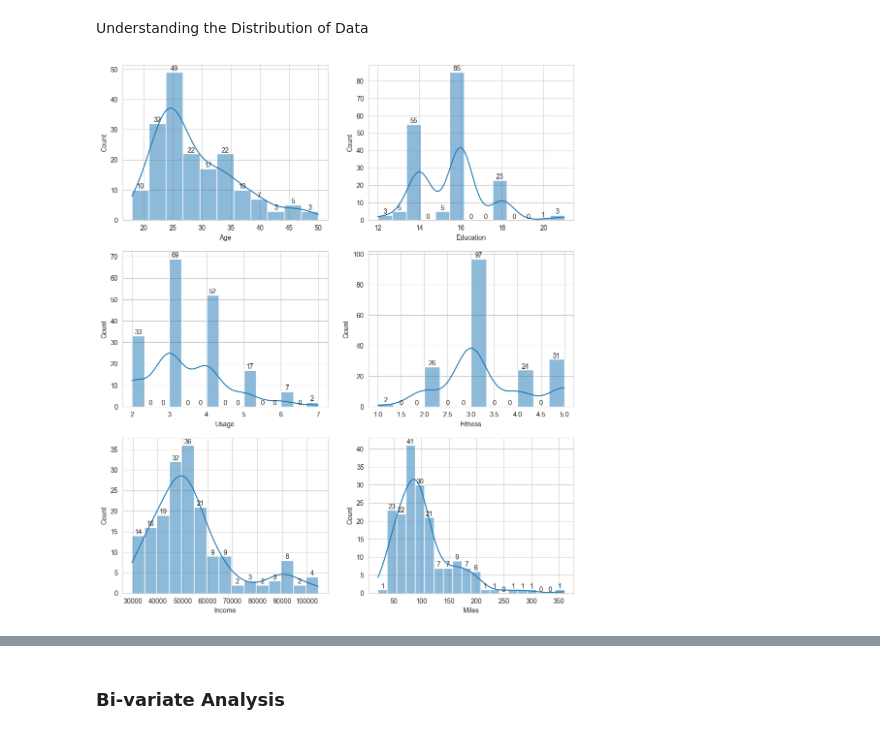
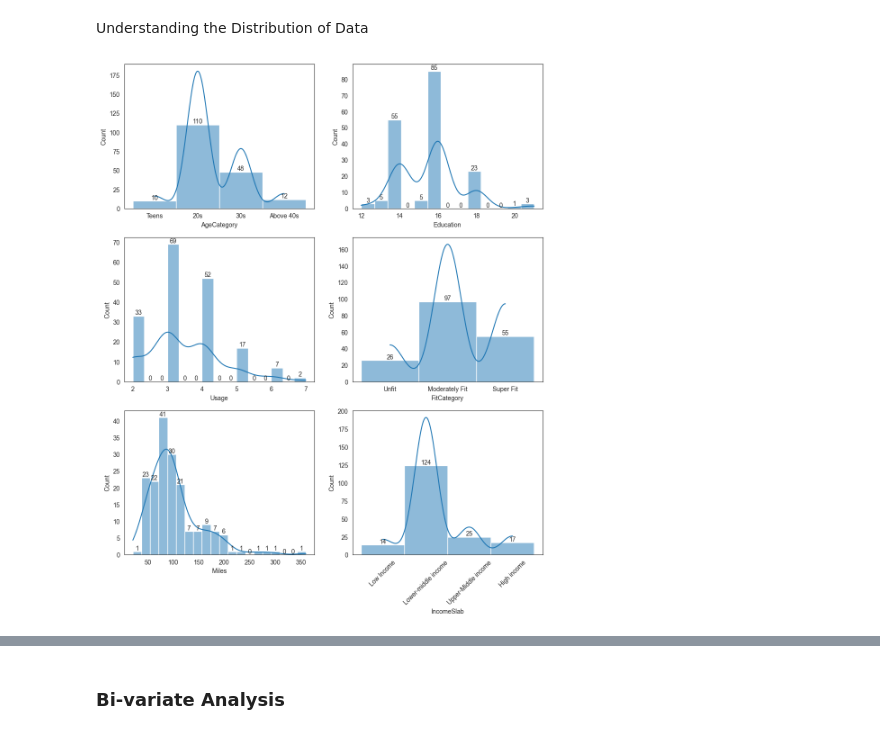
Before and after one commit to Rhy-Shah/AerofitCS-S, a Jupyter notebook: AerofitEDA.ipynb, the cells around one changed output, grey strips where cells are left out. Saved outputs shown, nothing was run; the diff lists cells and outputs as text; code cells hidden in the pictures.

```diff
--- a/AerofitEDA.ipynb
+++ b/AerofitEDA.ipynb
@@ -119,3 +126,7 @@ array([3, 2, 4, 5, 6, 7], dtype=int64)
 df['Fitness'].unique()
 # %% [output]
 array([4, 3, 2, 1, 5], dtype=int64)
+# %%
+bins_fitness = [1, 2, 3, 5]
+labels_fitness = ['Unfit','Moderately Fit','Super Fit']
+df['FitCategory'] = pd.cut(df['Fitness'],bins_fitness,labels = labels_fitness)
@@ -159,31 +183,32 @@ Understanding the Distribution of Data
 # %%
 fig, axis = plt.subplots(nrows=3, ncols=2, figsize=(12, 10))
 fig.subplots_adjust(top=1.2)
 
-label = sns.histplot(data=df, x="Age", kde=True, ax=axis[0,0])
+label = sns.histplot(data=df, x="AgeCategory", kde=True, ax=axis[0,0])
 for i in label.containers:
     label.bar_label(i)
 
 label = sns.histplot(data=df, x="Education", kde=True, ax=axis[0,1])
 for i in label.containers:
     label.bar_label(i)
 
 label = sns.histplot(data=df, x="Usage", kde=True, ax=axis[1,0])
 for i in label.containers:
     label.bar_label(i)
 
-label = sns.histplot(data=df, x="Fitness", kde=True, ax=axis[1,1])
+label = sns.histplot(data=df, x="FitCategory", kde=True, ax=axis[1,1])
 for i in label.containers:
     label.bar_label(i)
 
-label = sns.histplot(data=df, x="Income", kde=True, ax=axis[2,0])
+label = sns.histplot(data=df, x="Miles", kde=True, ax=axis[2,0])
 for i in label.containers:
     label.bar_label(i)
 
-label = sns.histplot(data=df, x="Miles", kde=True, ax=axis[2,1])
+label = sns.histplot(data=df, x="IncomeSlab", kde=True, ax=axis[2,1])
+plt.xticks(rotation = 45)
 for i in label.containers:
     label.bar_label(i)
 
 plt.show()
 # %% [output]
-[figure, old version]
+[figure, new version]
```
Also changed, not shown: parts of 33 cells of this notebook.
